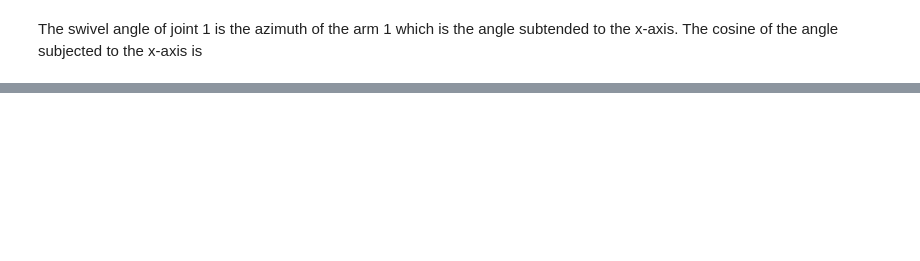
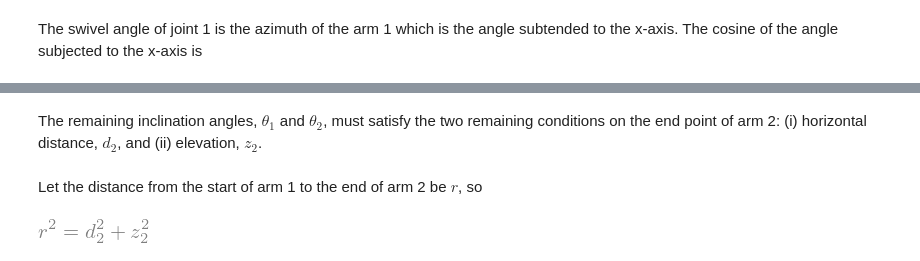
Before and after one commit to willjbourne/grabber-movement, a Jupyter notebook: robot_arm.ipynb, the cells around one changed output, grey strips where cells are left out. Drawn from its saved outputs; the diff is of its cells as text; code cells hidden in the pictures; blank space fills up the shorter version.

```diff
--- a/robot_arm.ipynb
+++ b/robot_arm.ipynb
@@ -139,0 +149,9 @@ x2vhn.dot(xn)
+# %% [markdown]
+The remaining inclination angles, $\theta_1$ and $\theta_2$, must satisfy the two remaining conditions on the end point of arm 2: (i) horizontal distance, $d_2$, and (ii) elevation, $z_2$.
+# %% [markdown]
+Let the distance from the start of arm 1 to the end of arm 2 be $r$, so
+# %%
+r, d2, z2 = sp.symbols('r d_2 z_2')
+eq1 = sp.Eq(r**2, d2**2 + z2**2); eq1
+# %% [output]
+[figure, added]
```
Also changed, not shown: parts of 12 cells of this notebook, 2 other files.
